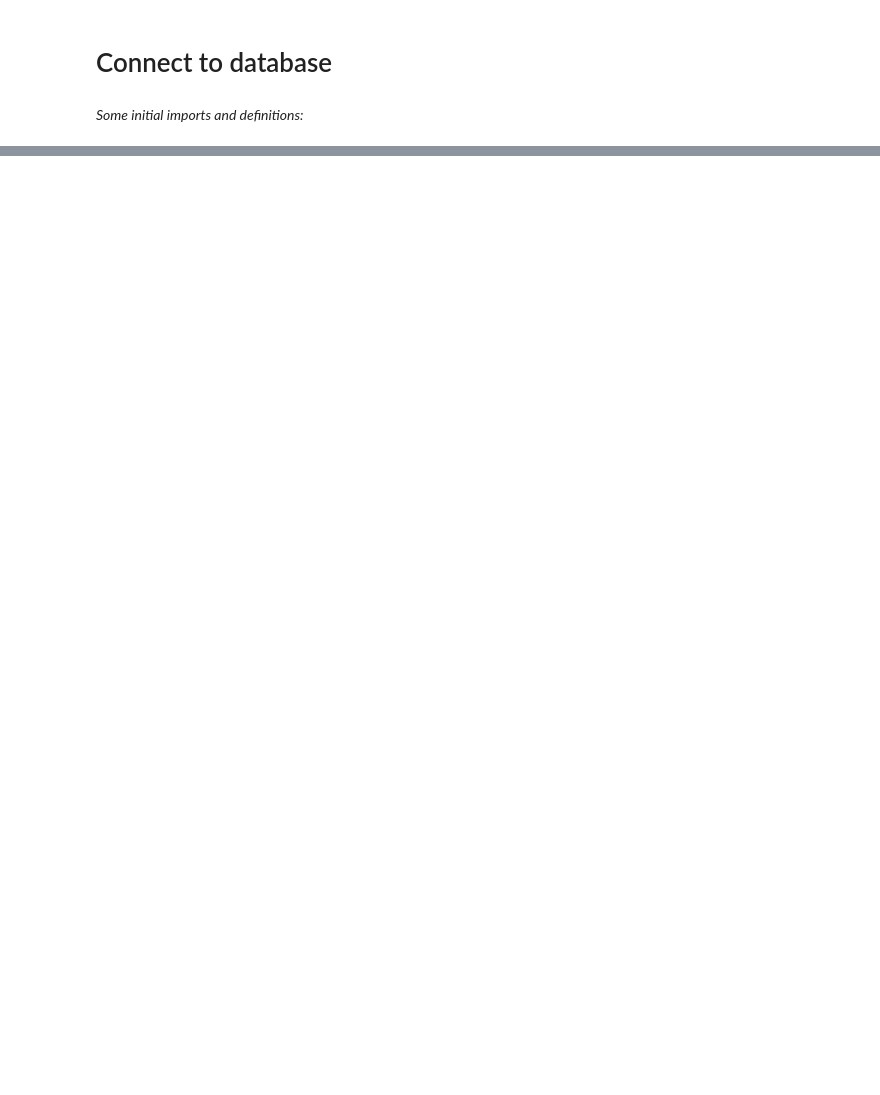
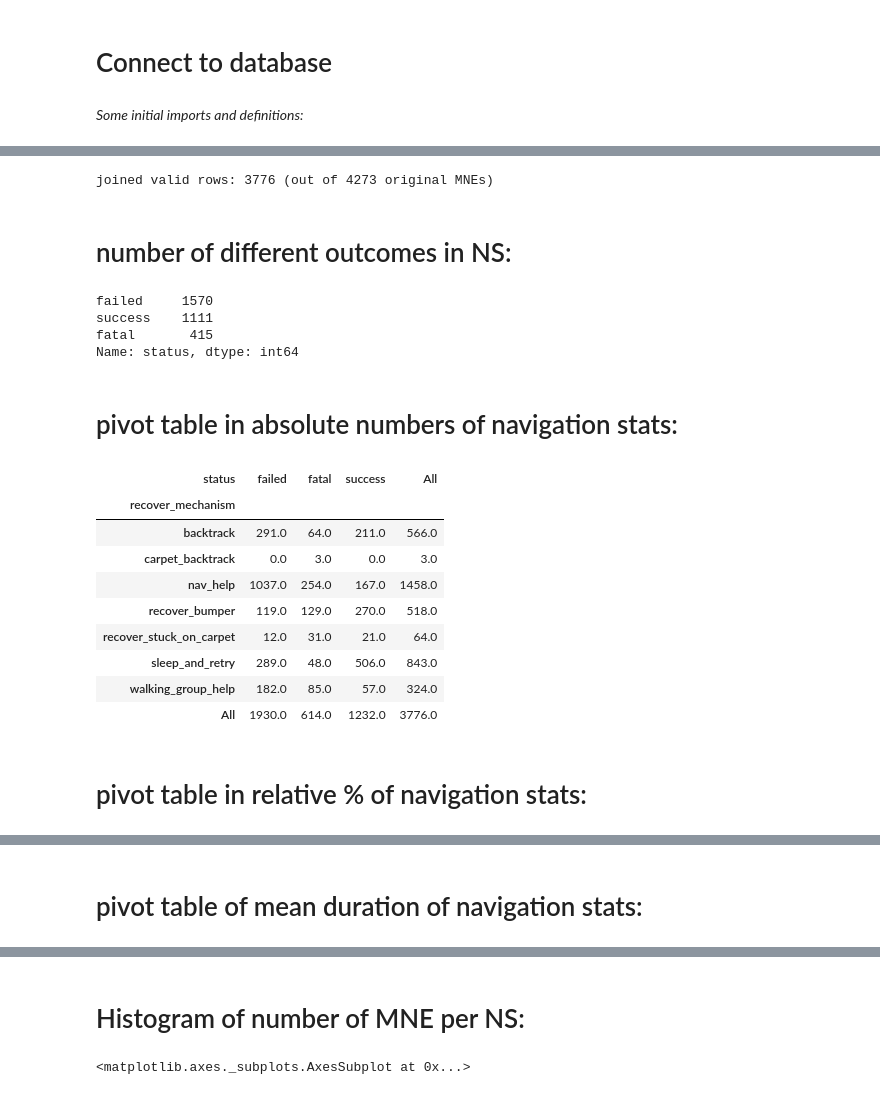
Before and after one commit to marc-hanheide/jupyter-notebooks, a Jupyter notebook: STRANDS analysis.ipynb, the cells around one changed output, grey strips where cells are left out. Cells and saved outputs as stored; diff of their text form; code cells hidden in the pictures; blank space fills up the shorter version.

```diff
--- a/STRANDS analysis.ipynb
+++ b/STRANDS analysis.ipynb
@@ -115,0 +173,76 @@ save_to_file('initial')
+# %%
+# join the MNE with the NS, driven by MNEs. Match based on computed start time of the NS and the insertion of the MNE,
+# cut off of 10 minutes (600 secs) to only return reasonable matches)
+df_join = pd.merge_asof(
+    df_mne, df_ns, left_on='inserted_at_secs', right_on='start_at_secs', tolerance=np.int64(600),
+    suffixes=['_MNE', '_NS'])
+
+# drop anything that couldn't be matches (we only look at MNE that have an actual NS)
+df_join.dropna(inplace=True)
+
+# compute timediff between start of NS and the MNE
+df_join['diff'] = (df_join.inserted_at_secs_MNE - df_join.start_at_secs)
+
+print('joined valid rows: %d (out of %d original MNEs)' % (
+    df_join.shape[0], df_mne.shape[0])
+)
+
+df_join['id_NS'] = df_join['_id_NS'].astype('str')
+df_join['id_MNE'] = df_join['_id_MNE'].astype('str')
+
+df_NS_clean = df_join.drop_duplicates(subset=['_id_NS'])
+
+header('number of different outcomes in NS:')
+display(df_NS_clean['status'].value_counts())
+
+#df_join.loc[df_join['id_NS'] == '583d6eb5b63c4d6eb871128e']
+
+header('pivot table in absolute numbers of navigation stats:')
+pt = pd.pivot_table(
+    df_join, values='duration', index=['recover_mechanism'],
+    columns=['status'], aggfunc='count', margins=True,
+    fill_value=0)
+
+display(pt)
+
+header('pivot table in relative % of navigation stats:')
+pt = pd.pivot_table(
+    df_join, values='duration', index=['recover_mechanism'],
+    columns=['status'], aggfunc='count', margins=True,
+    fill_value=0).div(len(df_join.index)).mul(100)
+
+display(pt)
+
+
+header('pivot table of mean duration of navigation stats:')
+pt = pd.pivot_table(
+    df_join, values='duration', index=['recover_mechanism'],
+    columns=['status'], aggfunc=np.mean, margins=True,
+    fill_value=0)
+
+display(pt)
+#df_join.dtypes
+
+header('Histogram of number of MNE per NS:')
+
+df_individual_NS = df_join.groupby(['id_NS'])['id_MNE'].nunique()
+df_individual_NS.hist(bins=range(1,25))
+# %% [output]
+joined valid rows: 3776 (out of 4273 original MNEs)
+number of different outcomes in NS:
+failed     1570
+success    1111
+fatal       415
+Name: status, dtype: int64
+pivot table in absolute numbers of navigation stats:
+| status | failed | fatal | success | All |
+| recover_mechanism |  |  |  |  |
+| backtrack | 291.0 | 64.0 | 211.0 | 566.0 |
+| carpet_backtrack | 0.0 | 3.0 | 0.0 | 3.0 |
+| nav_help | 1037.0 | 254.0 | 167.0 | 1458.0 |
+| recover_bumper | 119.0 | 129.0 | 270.0 | 518.0 |
+| recover_stuck_on_carpet | 12.0 | 31.0 | 21.0 | 64.0 |
+| sleep_and_retry | 289.0 | 48.0 | 506.0 | 843.0 |
+| walking_group_help | 182.0 | 85.0 | 57.0 | 324.0 |
+| All | 1930.0 | 614.0 | 1232.0 | 3776.0 |
+pivot table in relative % of navigation stats:
@@ -115,0 +259 @@ save_to_file('initial')
+pivot table of mean duration of navigation stats:
@@ -115,0 +270,2 @@ save_to_file('initial')
+Histogram of number of MNE per NS:
+<matplotlib.axes._subplots.AxesSubplot at 0x...>
```
Also changed, not shown: parts of 6 cells of this notebook.
